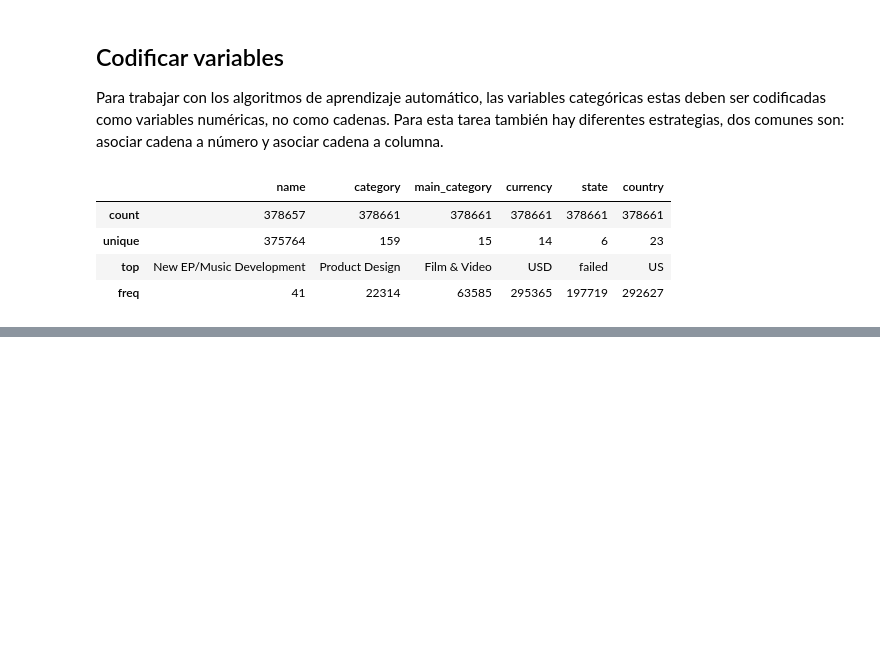
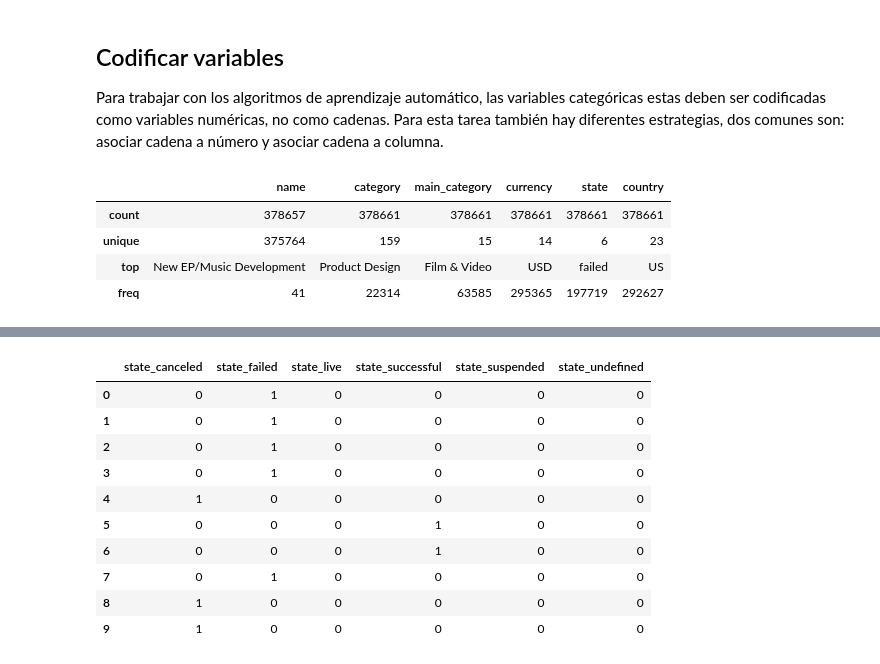
Before and after one commit to avdata99/diplo-datos-TPs-materia-2-analisis-y-curacion, a Jupyter notebook: TP 2 Análisis y curación.ipynb, the cells around one changed output, grey strips where cells are left out. Saved outputs shown, nothing was run; the diff lists cells and outputs as text; code cells hidden in the pictures; blank space fills up the shorter version.

```diff
--- a/TP 2 Análisis y curación.ipynb
+++ b/TP 2 Análisis y curación.ipynb
@@ -205,0 +208,6 @@ Name: name, dtype: object
+# %%
+kickstarter_2018["hash_name"] = kickstarter_2018['name'].apply(hashit)
+verificacion = kickstarter_2018[kickstarter_2018.duplicated("name")]["name"].index == kickstarter_2018[kickstarter_2018.duplicated("hash_name")]["hash_name"].index
+print('Verificaciones: {}'.format(len(verificacion)))
+fallas = [verif for verif in verificacion if vefir=False]
+print('Fallas: fallas)
@@ -306,8 +317,8 @@ le = preprocessing.LabelEncoder()
 le.fit(kickstarter_2018[column])
 nuevas_categorias = dict(zip(le.classes_,le.transform(le.classes_)))
 print('Nuevas categorias como numeros: {}'.format(nuevas_categorias))
-kickstarter_2018[column] = le.transform(kickstarter_2018[column])
-kickstarter_2018.head()
+kickstarter_2018['main_category_num'] = le.transform(kickstarter_2018[column])
+kickstarter_2018.head(3)
 # %% [output]
 Nuevas categorias como numeros: {'Art': 0, 'Comics': 1, 'Crafts': 2, 'Dance': 3, 'Design': 4, 'Fashion': 5, 'Film & Video': 6, 'Food': 7, 'Games': 8, 'Journalism': 9, 'Music': 10, 'Photography': 11, ' ...
 |  | name | category | main_category | currency | deadline | goal | launched | pledged | state | backers | ... |
@@ -319,0 +329,20 @@ Nuevas categorias como numeros: {'Art': 0, 'Comics': 1, 'Crafts': 2, 'Dance': 3,
+# %%
+from sklearn.preprocessing import LabelBinarizer
+other_column = 'state'
+
+lb = LabelBinarizer()
+
+lb_results = lb.fit_transform(kickstarter_2018[other_column])
+pd.DataFrame(lb_results, columns=((other_column + '_') + pd.Series(lb.classes_))).head(10)
+# %% [output]
+|  | state_canceled | state_failed | state_live | state_successful | state_suspended | state_undefined |
+| 0 | 0 | 1 | 0 | 0 | 0 | 0 |
+| 1 | 0 | 1 | 0 | 0 | 0 | 0 |
+| 2 | 0 | 1 | 0 | 0 | 0 | 0 |
+| 3 | 0 | 1 | 0 | 0 | 0 | 0 |
+| 4 | 1 | 0 | 0 | 0 | 0 | 0 |
+| 5 | 0 | 0 | 0 | 1 | 0 | 0 |
+| 6 | 0 | 0 | 0 | 1 | 0 | 0 |
+| 7 | 0 | 1 | 0 | 0 | 0 | 0 |
+| 8 | 1 | 0 | 0 | 0 | 0 | 0 |
+| 9 | 1 | 0 | 0 | 0 | 0 | 0 |
```
Also changed, not shown: parts of 3 cells of this notebook.
